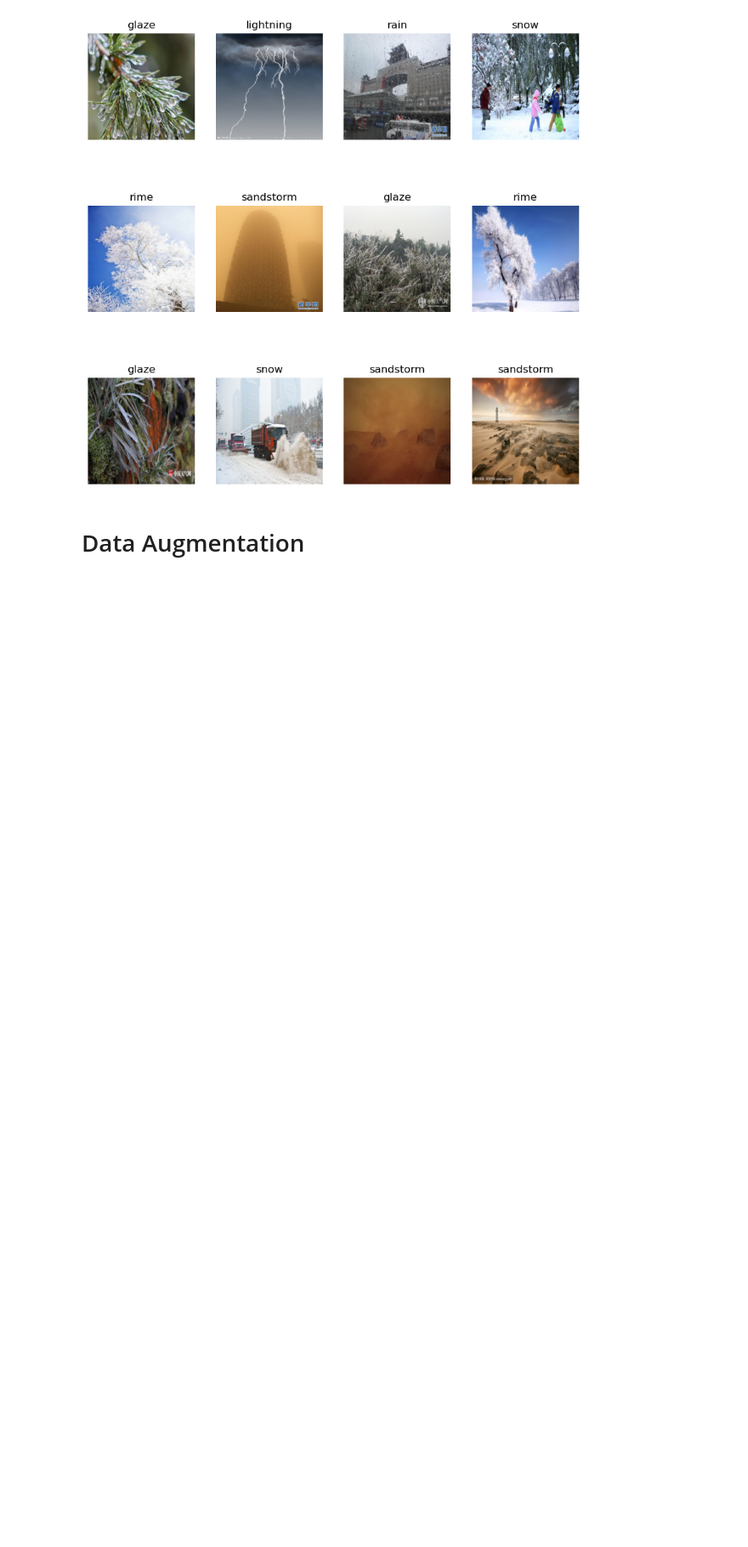
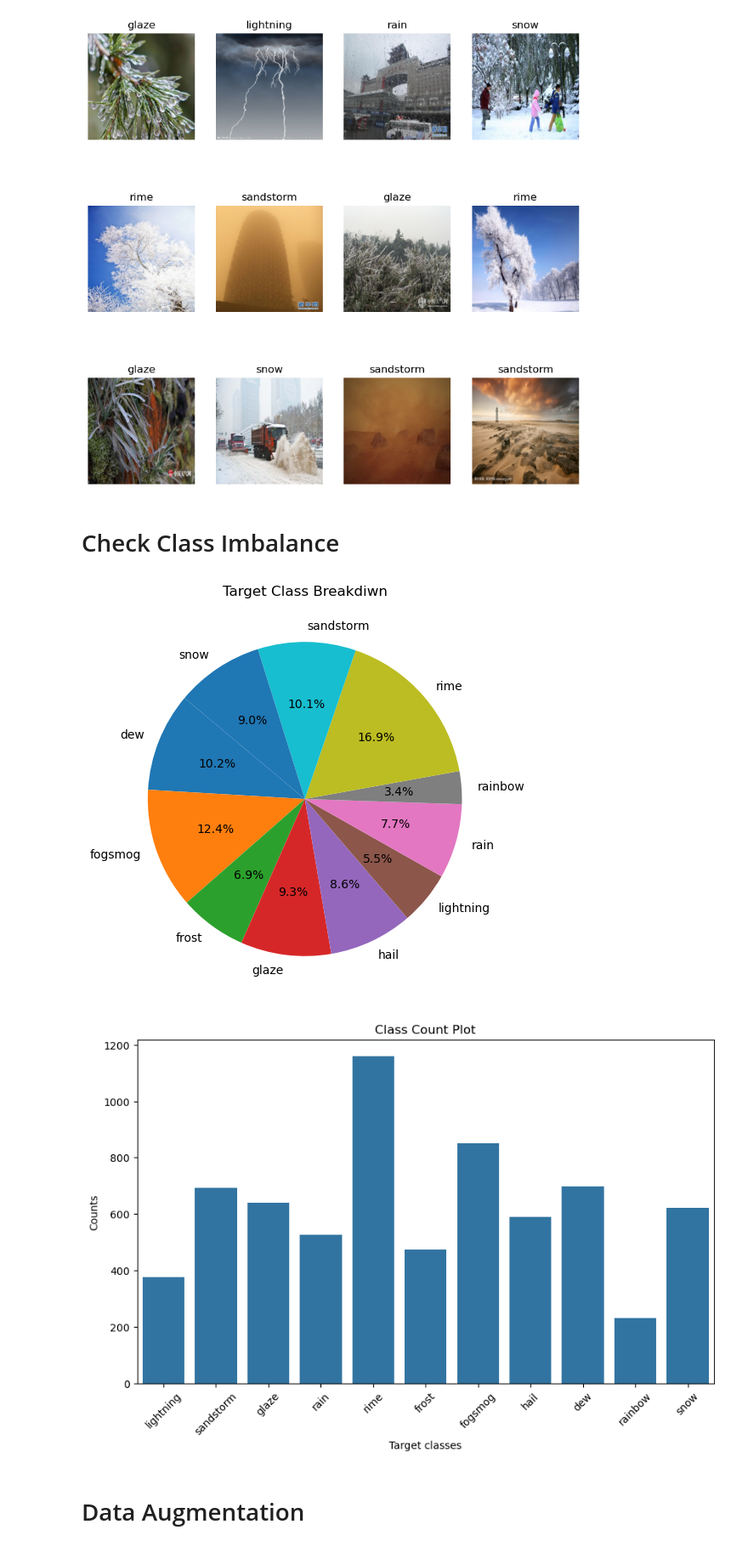
Before and after one commit to MaukanMir/Weather-Image-Classification-Part-Two, a Jupyter notebook: training.ipynb, the cells around one changed output. Shown: that part at 85% size. Saved outputs shown, nothing was run; the diff lists cells and outputs as text; code cells hidden in the pictures; blank space fills up the shorter version.

```diff
--- a/training.ipynb
+++ b/training.ipynb
@@ -94,6 +95,22 @@ def plot_images_with_labels(images, labels, label_encoder, num_images=12, img_si
     plt.title(label_encoder.inverse_transform([labels[i]])[0])
     plt.axis("off")
   plt.show()
+
+def check_class_imbalance(target):
+
+  unique, counts = np.unique(target, return_counts=True)
+  plt.figure(figsize=(10,6))
+  plt.pie(counts, labels=unique, autopct="%1.1f%%", startangle=140)
+  plt.title("Target Class Breakdiwn")
+  plt.show()
+
+  plt.figure(figsize=(10,6))
+  sns.countplot(x=target)
+  plt.title("Class Count Plot")
+  plt.xlabel("Target classes")
+  plt.ylabel("Counts")
+  plt.xticks(rotation=45)
+  plt.show()
 # %% [markdown]
 # Grab Images
 # %%
@@ -119,6 +136,13 @@ Test set size: 1373
 plot_images_with_labels(X_train, y_train, label_encoder)
 # %% [output]
 [figure]
+# %% [markdown]
+# Check Class Imbalance
+# %%
+check_class_imbalance(y)
+# %% [output]
+[figure, added]
+[figure, added]
 # %% [markdown]
 # Data Augmentation
 # %%
```
Also changed, not shown: parts of 2 cells of this notebook.
